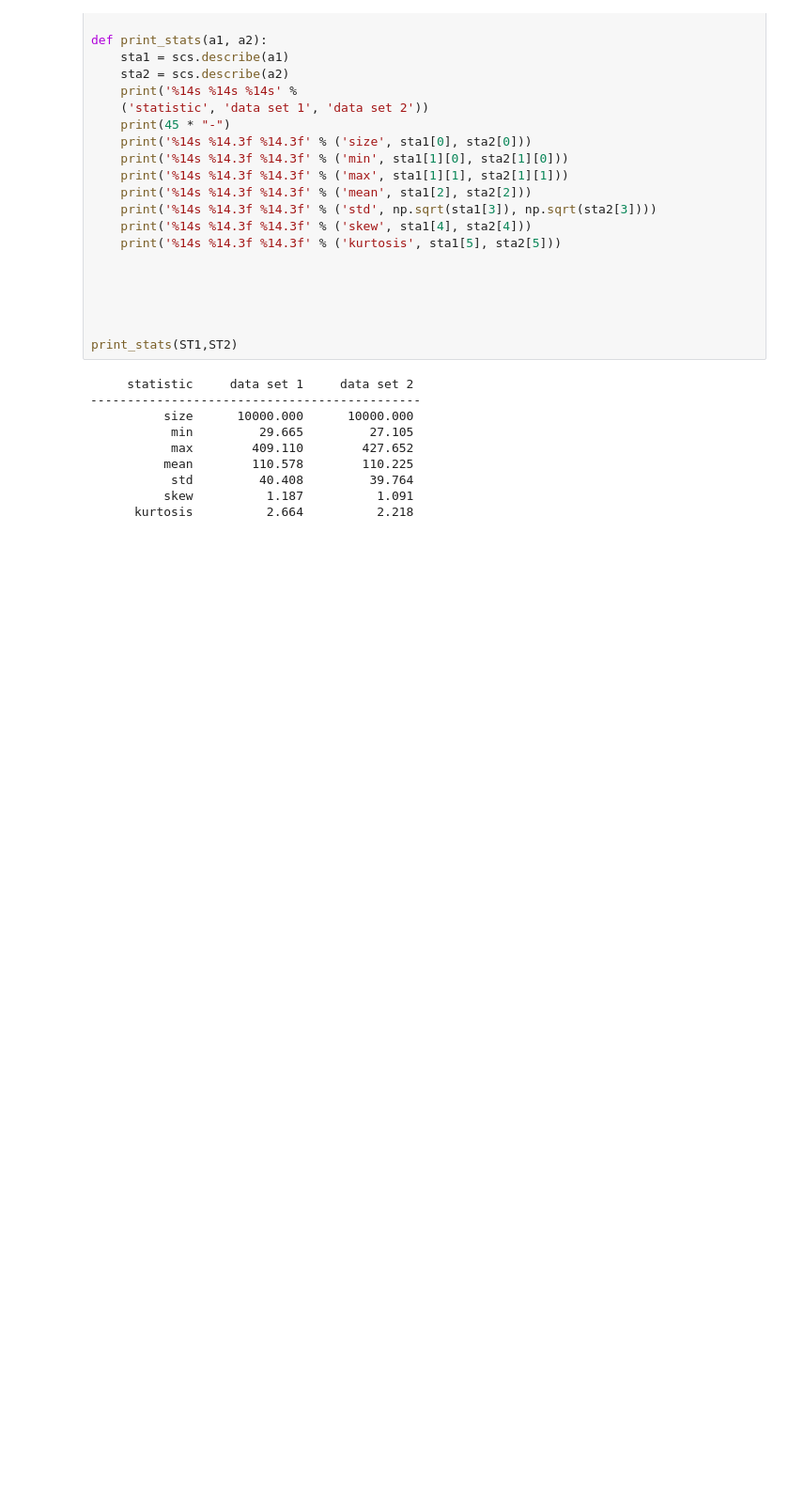
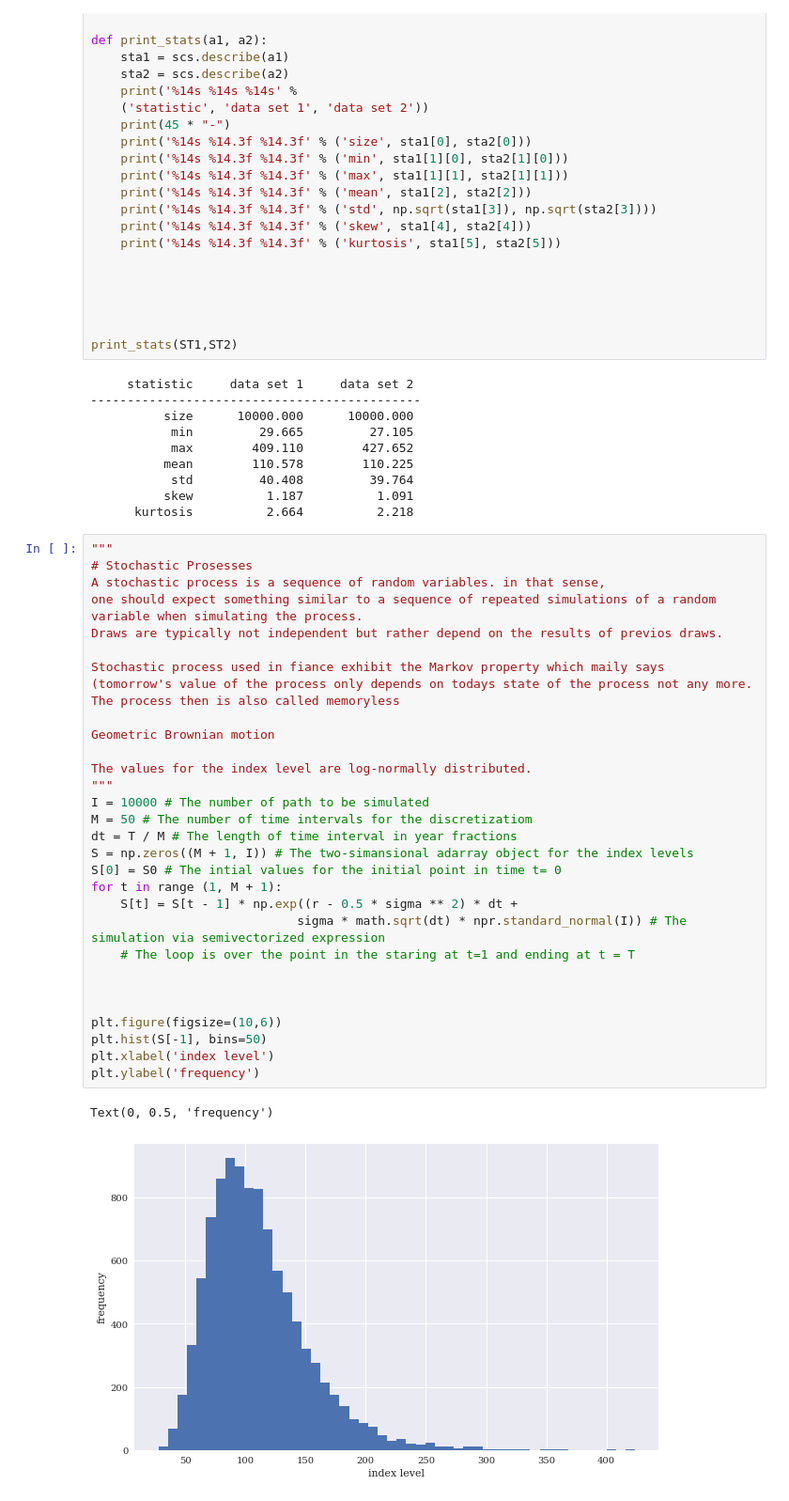
Before and after one commit to MuayThaiLegz/Financial-ML-, a Jupyter notebook: ml_data/Py_Fin_ch12.ipynb, the cells around one changed output. Shown at 94% size. Cells and saved outputs as stored; diff of their text form; blank space fills up the shorter version.

```diff
--- a/ml_data/Py_Fin_ch12.ipynb
+++ b/ml_data/Py_Fin_ch12.ipynb
@@ -178,3 +178,37 @@ print_stats(ST1,ST2)
            std         40.408         39.764
           skew          1.187          1.091
       kurtosis          2.664          2.218
+# %%
+"""
+# Stochastic Prosesses
+A stochastic process is a sequence of random variables. in that sense,
+one should expect something similar to a sequence of repeated simulations of a random variable when simulating the process.
+Draws are typically not independent but rather depend on the results of previos draws.
+
+Stochastic process used in fiance exhibit the Markov property which maily says
+(tomorrow's value of the process only depends on todays state of the process not any more.
+The process then is also called memoryless
+
+Geometric Brownian motion
+
+The values for the index level are log-normally distributed.
+"""
+I = 10000 # The number of path to be simulated
+M = 50 # The number of time intervals for the discretizatiom
+dt = T / M # The length of time interval in year fractions
+S = np.zeros((M + 1, I)) # The two-simansional adarray object for the index levels
+S[0] = S0 # The intial values for the initial point in time t= 0
+for t in range (1, M + 1):
+    S[t] = S[t - 1] * np.exp((r - 0.5 * sigma ** 2) * dt +
+                            sigma * math.sqrt(dt) * npr.standard_normal(I)) # The simulation via semivectorized expression
+    # The loop is over the point in the staring at t=1 and ending at t = T
+
+
+
+plt.figure(figsize=(10,6))
+plt.hist(S[-1], bins=50)
+plt.xlabel('index level')
+plt.ylabel('frequency')
+# %% [output]
+Text(0, 0.5, 'frequency')
+[figure, added]
```
Also changed, not shown: parts of 14 cells of this notebook.
